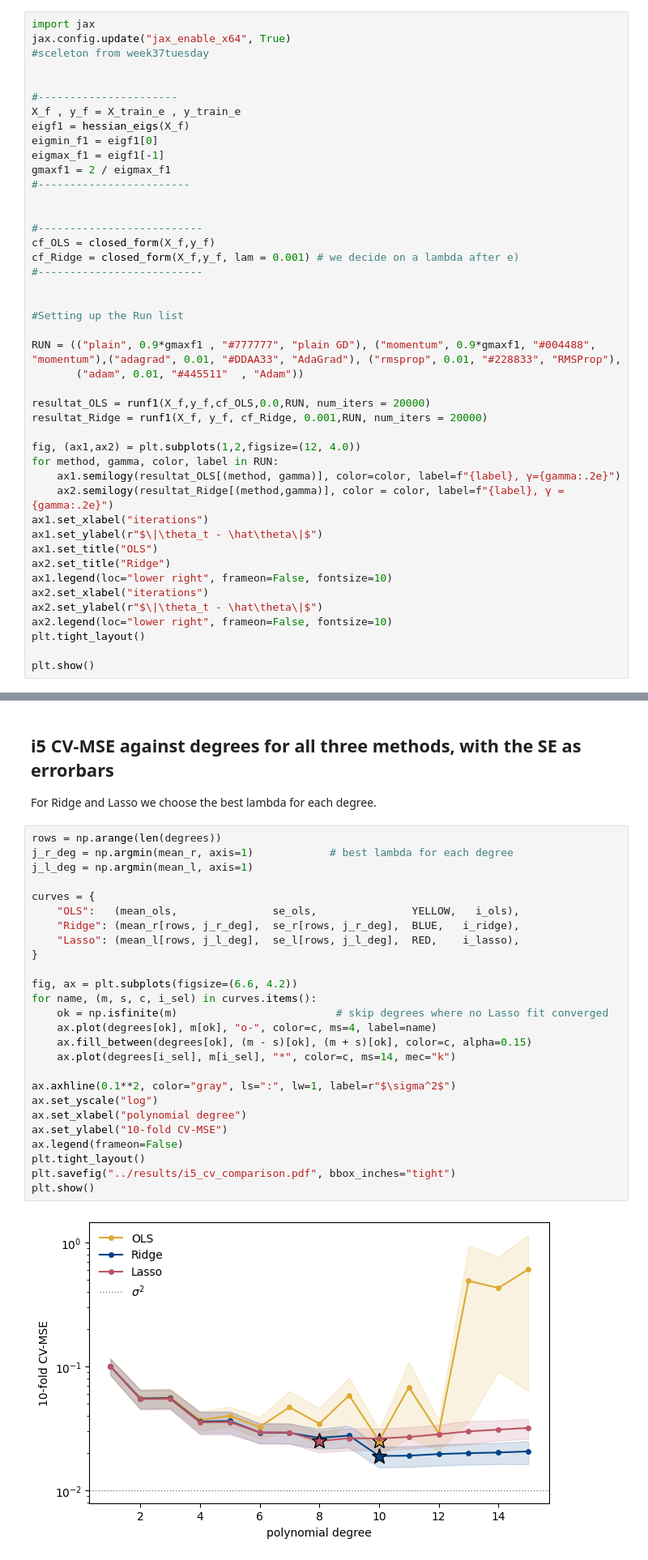
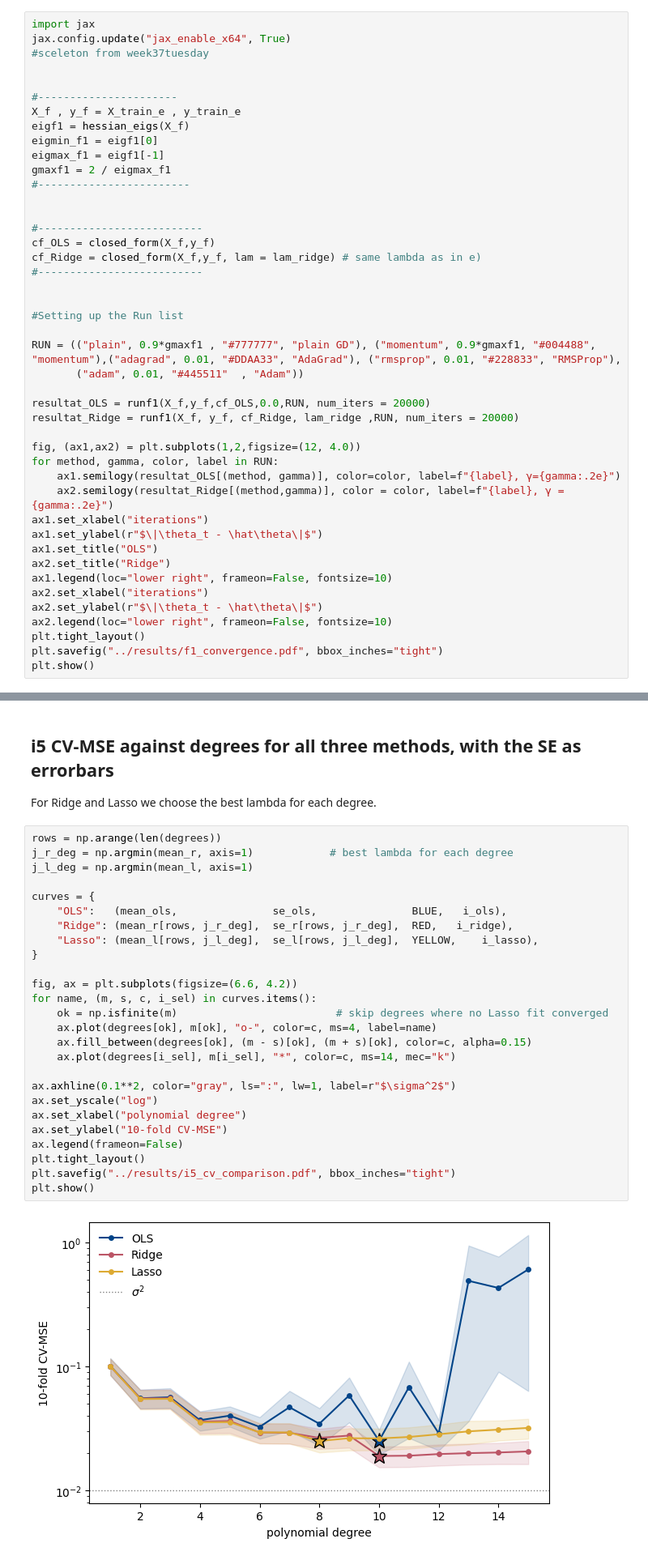
Before and after one commit to GardKL/Project1, a Jupyter notebook: Project1/code/Project1_gard.ipynb, the cells around one changed output, grey strips where cells are left out. Shown at 81% size. Saved outputs shown, nothing was run; the diff lists cells and outputs as text.

```diff
--- a/Project1/code/Project1_gard.ipynb
+++ b/Project1/code/Project1_gard.ipynb
@@ -2061,7 +2065,7 @@ gmaxf1 = 2 / eigmax_f1
 
 #--------------------------
 cf_OLS = closed_form(X_f,y_f)
-cf_Ridge = closed_form(X_f,y_f, lam = 0.001) # we decide on a lambda after e)
+cf_Ridge = closed_form(X_f,y_f, lam = lam_ridge) # same lambda as in e)
 #--------------------------
 
 
@@ -2071,7 +2075,7 @@ RUN = (("plain", 0.9*gmaxf1 , "#777777", "plain GD"), ("momentum", 0.9*gmaxf1, "
        ("adam", 0.01, "#445511"  , "Adam"))
 
 resultat_OLS = runf1(X_f,y_f,cf_OLS,0.0,RUN, num_iters = 20000)
-resultat_Ridge = runf1(X_f, y_f, cf_Ridge, 0.001,RUN, num_iters = 20000)
+resultat_Ridge = runf1(X_f, y_f, cf_Ridge, lam_ridge ,RUN, num_iters = 20000)
 
 fig, (ax1,ax2) = plt.subplots(1,2,figsize=(12, 4.0))
 for method, gamma, color, label in RUN:
@@ -2086,6 +2090,6 @@ ax2.set_xlabel("iterations")
 ax2.set_ylabel(r"$\|\theta_t - \hat\theta\|$")
 ax2.legend(loc="lower right", frameon=False, fontsize=10)
 plt.tight_layout()
-
+plt.savefig("../results/f1_convergence.pdf", bbox_inches="tight")
 plt.show()
 # %% [output]
@@ -2655,28 +2676,28 @@ For Ridge and Lasso we choose the best lambda for each degree.
 # %%
 rows = np.arange(len(degrees))
 j_r_deg = np.argmin(mean_r, axis=1)            # best lambda for each degree
 j_l_deg = np.argmin(mean_l, axis=1)
 
 curves = {
-    "OLS":   (mean_ols,               se_ols,               YELLOW,   i_ols),
-    "Ridge": (mean_r[rows, j_r_deg],  se_r[rows, j_r_deg],  BLUE,   i_ridge),
-    "Lasso": (mean_l[rows, j_l_deg],  se_l[rows, j_l_deg],  RED,    i_lasso),
+    "OLS":   (mean_ols,               se_ols,               BLUE,   i_ols),
+    "Ridge": (mean_r[rows, j_r_deg],  se_r[rows, j_r_deg],  RED,   i_ridge),
+    "Lasso": (mean_l[rows, j_l_deg],  se_l[rows, j_l_deg],  YELLOW,    i_lasso),
 }
 
 fig, ax = plt.subplots(figsize=(6.6, 4.2))
 for name, (m, s, c, i_sel) in curves.items():
     ok = np.isfinite(m)                         # skip degrees where no Lasso fit converged
     ax.plot(degrees[ok], m[ok], "o-", color=c, ms=4, label=name)
     ax.fill_between(degrees[ok], (m - s)[ok], (m + s)[ok], color=c, alpha=0.15)
     ax.plot(degrees[i_sel], m[i_sel], "*", color=c, ms=14, mec="k")
 
 ax.axhline(0.1**2, color="gray", ls=":", lw=1, label=r"$\sigma^2$")
 ax.set_yscale("log")
 ax.set_xlabel("polynomial degree")
 ax.set_ylabel("10-fold CV-MSE")
 ax.legend(frameon=False)
 plt.tight_layout()
 plt.savefig("../results/i5_cv_comparison.pdf", bbox_inches="tight")
 plt.show()
 # %% [output]
-[figure, old version]
+[figure, new version]
```
Also changed, not shown: parts of 8 cells of this notebook.
